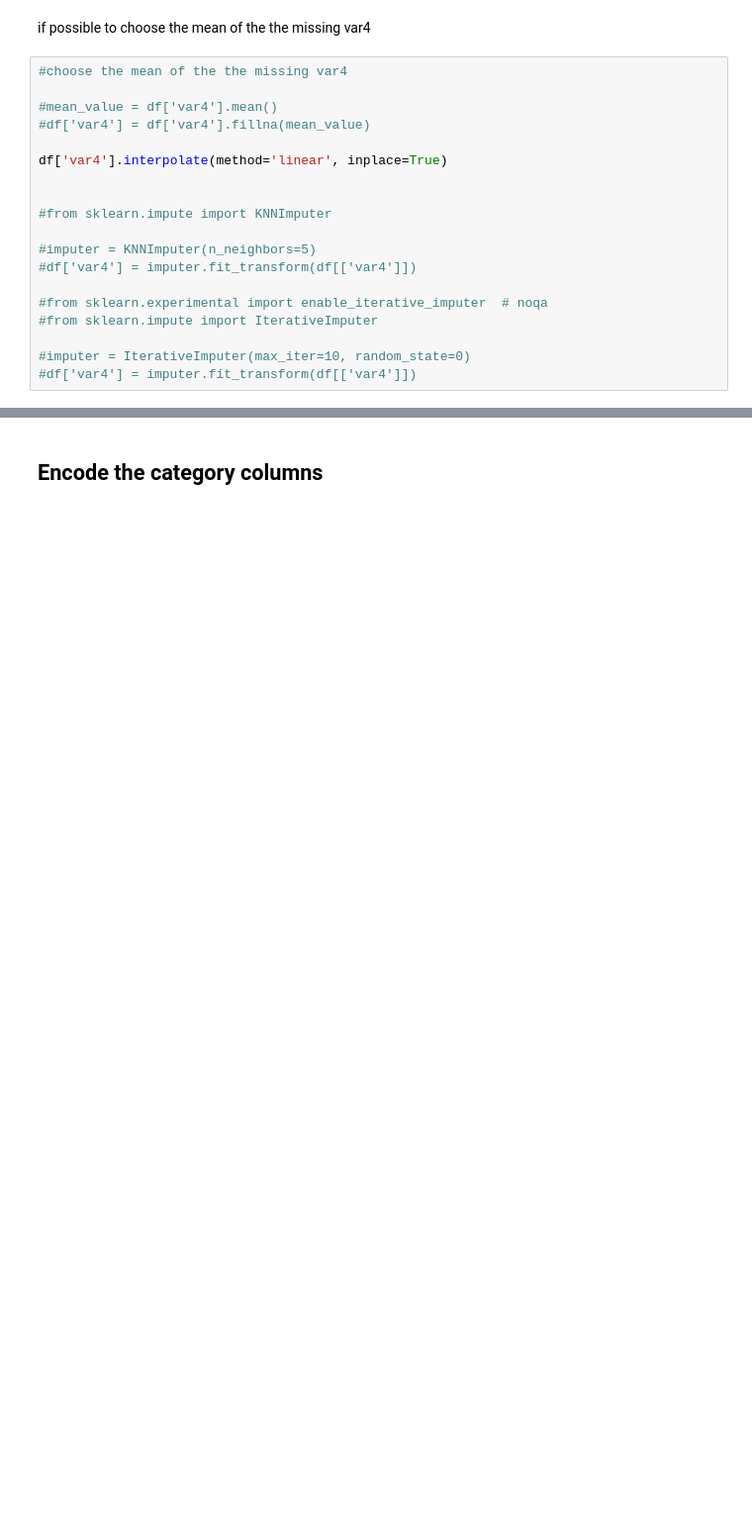
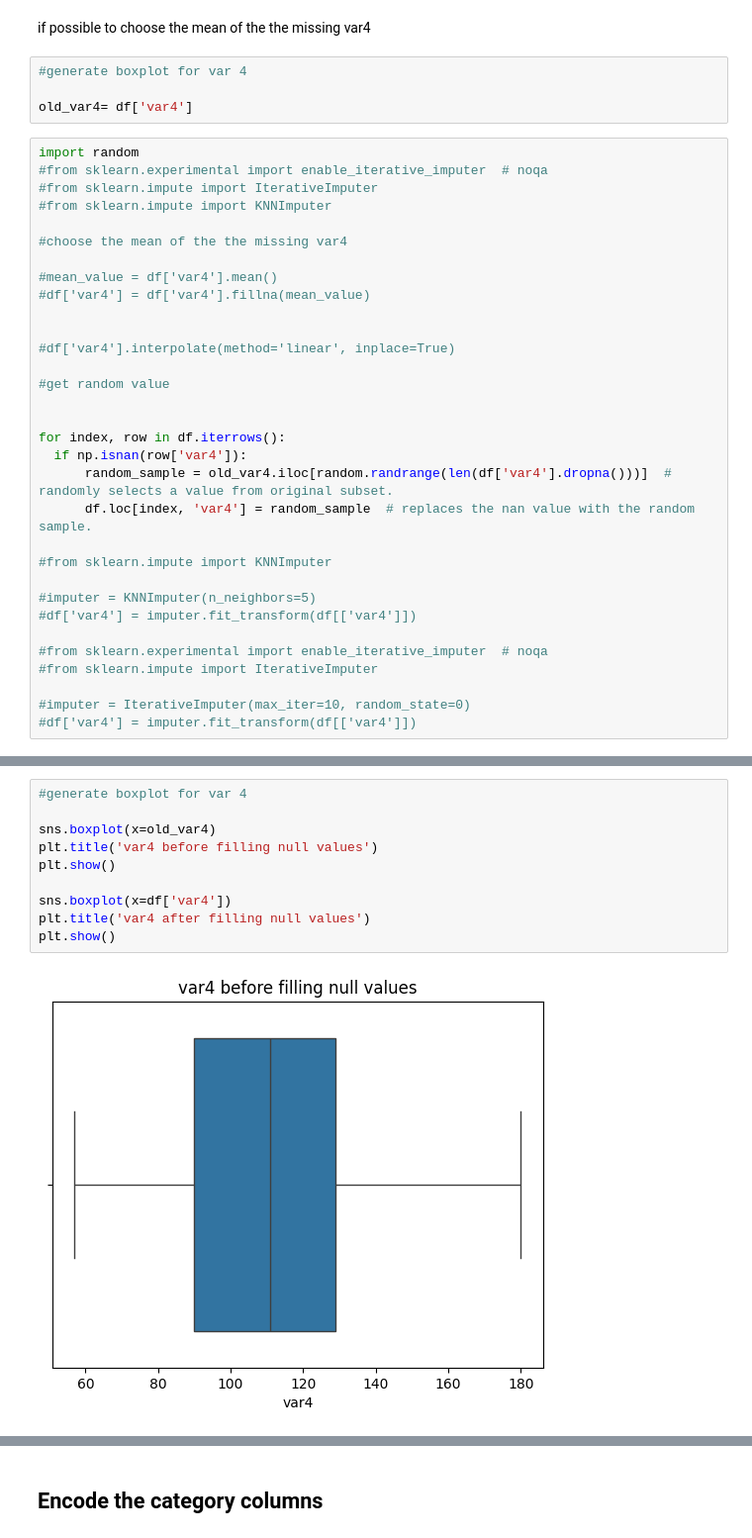
Before and after one commit to engmohamedsalah/AIMaster-MachineLearningDeepLearning, a Jupyter notebook: Machine_Learning_&_Deep_Learning_Assignment.ipynb, the cells around one changed output, grey strips where cells are left out. Shown: that part at 99% size. Drawn from its saved outputs; the diff is of its cells as text; blank space fills up the shorter version.

```diff
--- a/Machine_Learning_&_Deep_Learning_Assignment.ipynb
+++ b/Machine_Learning_&_Deep_Learning_Assignment.ipynb
@@ -124,14 +122,31 @@ Name: count, dtype: int64
 [figure]
 # %% [markdown]
 if possible to choose the mean of the the missing var4
+# %%
+#generate boxplot for var 4
+
+old_var4= df['var4']
 # %%
+import random
+#from sklearn.experimental import enable_iterative_imputer  # noqa
+#from sklearn.impute import IterativeImputer
+#from sklearn.impute import KNNImputer
+
 #choose the mean of the the missing var4
 
 #mean_value = df['var4'].mean()
 #df['var4'] = df['var4'].fillna(mean_value)
 
-df['var4'].interpolate(method='linear', inplace=True)
 
+#df['var4'].interpolate(method='linear', inplace=True)
+
+#get random value
+
+
+for index, row in df.iterrows():
+  if np.isnan(row['var4']):
+      random_sample = old_var4.iloc[random.randrange(len(df['var4'].dropna()))]  # randomly selects a value from original subset.
+      df.loc[index, 'var4'] = random_sample  # replaces the nan value with the random sample.
 
 #from sklearn.impute import KNNImputer
 
@@ -151,0 +161,12 @@ sns.boxplot(x=df['var4'])
+# %%
+#generate boxplot for var 4
+
+sns.boxplot(x=old_var4)
+plt.title('var4 before filling null values')
+plt.show()
+
+sns.boxplot(x=df['var4'])
+plt.title('var4 after filling null values')
+plt.show()
+# %% [output]
+[figure, added]
```
Also changed, not shown: parts of 27 cells of this notebook.
